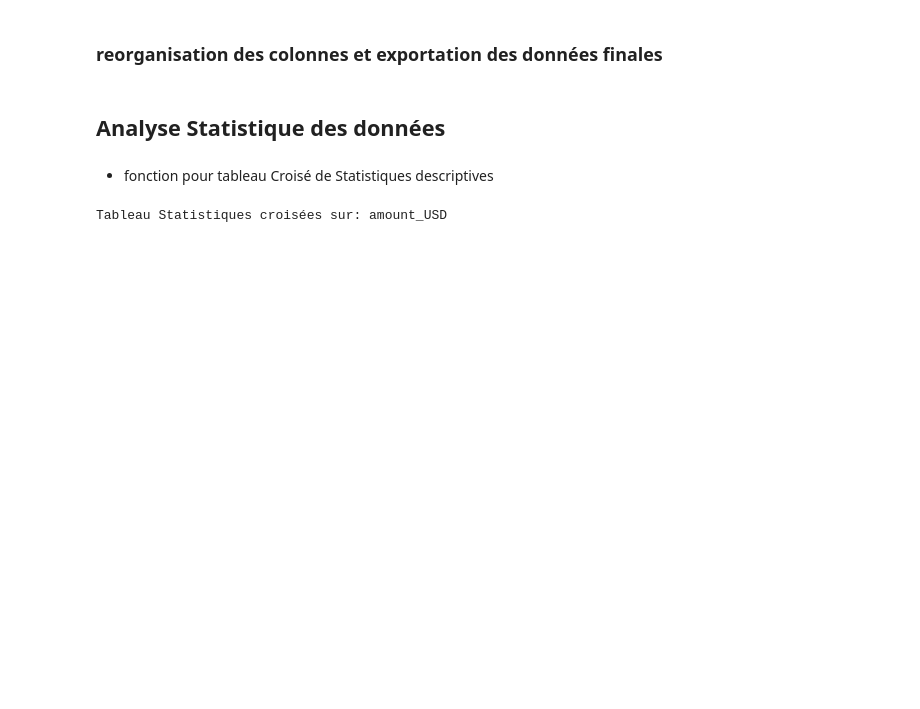
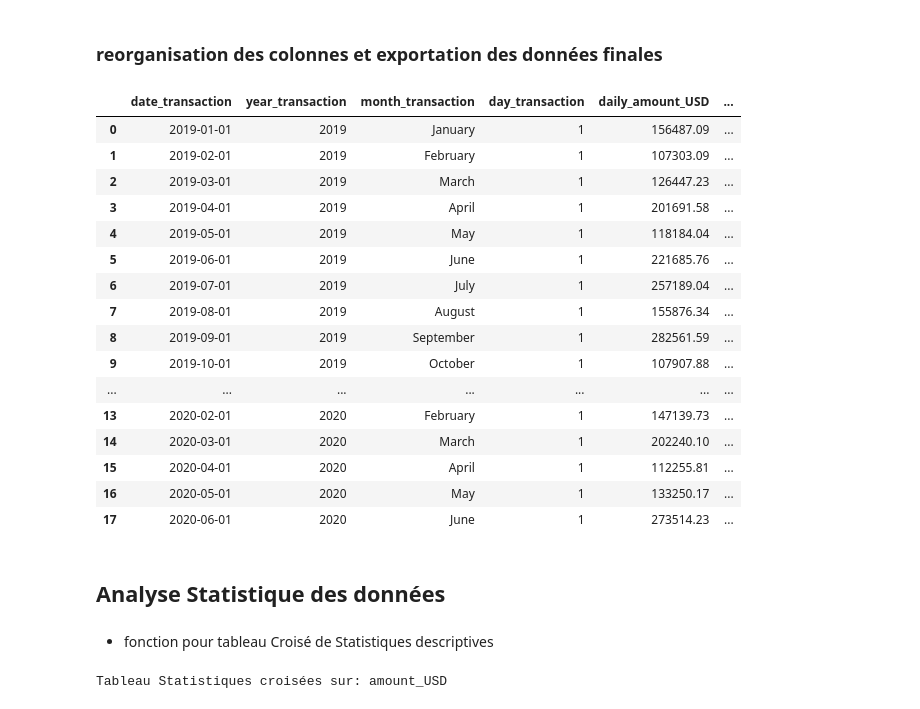
Before and after one commit to Fantaisika/Projet_Data_Management, a Jupyter notebook: Exploration.ipynb, the cells around one changed output. Cells and saved outputs as stored; diff of their text form; code cells hidden in the pictures; blank space fills up the shorter version.

```diff
--- a/Exploration.ipynb
+++ b/Exploration.ipynb
@@ -258,18 +256,44 @@ info(financial_data)
 # %%
 # Réorganisation des columns
 
 financial_data.rename(columns={'category':'business_sector',
                                'cc_num':'card_number',
                                'amt':'amount_USD'}, inplace = True)
 
 list_vars = ['card_number', 'date_transaction','year_transaction' ,'month_transaction',
              'day_transaction', 'hour_transaction', 'moment_transaction','amount_USD',
-             'fullname', 'gender', 'age', 'group_age', 'job', 'business_sector',
-             'city', 'city_pop', 'state', 'lat', 'long', 'fraud', 'trans_num']
+             'daily_amount_USD', 'monthly_amount_USD', 'fullname', 'gender', 'age',
+             'group_age', 'job', 'business_sector', 'city', 'city_pop', 'state',
+             'lat', 'long', 'is_fraud','daily_fraud' ,'monthly_fraud' ,'trans_num']
 
 final_data = financial_data[list_vars].sort_values(by = 'date_transaction',
                                       ascending = True,
                                       ignore_index=True)
+new = ['date_transaction', 'year_transaction', 'month_transaction','day_transaction',
+       'daily_amount_USD', 'monthly_amount_USD', 'day_transaction', 'daily_fraud',
+       'monthly_fraud', 'state']
+
+#final_data[new].head(20)
+final_data[new].drop_duplicates(subset=datelist[:2], ignore_index=True).head(20)
+#final_data[new].drop_duplicates(subset=datelist, ignore_index=True).head(62)
+# %% [output]
+|  | date_transaction | year_transaction | month_transaction | day_transaction | daily_amount_USD | ... |
+| 0 | 2019-01-01 | 2019 | January | 1 | 156487.09 | ... |
+| 1 | 2019-02-01 | 2019 | February | 1 | 107303.09 | ... |
+| 2 | 2019-03-01 | 2019 | March | 1 | 126447.23 | ... |
+| 3 | 2019-04-01 | 2019 | April | 1 | 201691.58 | ... |
+| 4 | 2019-05-01 | 2019 | May | 1 | 118184.04 | ... |
+| 5 | 2019-06-01 | 2019 | June | 1 | 221685.76 | ... |
+| 6 | 2019-07-01 | 2019 | July | 1 | 257189.04 | ... |
+| 7 | 2019-08-01 | 2019 | August | 1 | 155876.34 | ... |
+| 8 | 2019-09-01 | 2019 | September | 1 | 282561.59 | ... |
+| 9 | 2019-10-01 | 2019 | October | 1 | 107907.88 | ... |
+| ... | ... | ... | ... | ... | ... | ... |
+| 13 | 2020-02-01 | 2020 | February | 1 | 147139.73 | ... |
+| 14 | 2020-03-01 | 2020 | March | 1 | 202240.10 | ... |
+| 15 | 2020-04-01 | 2020 | April | 1 | 112255.81 | ... |
+| 16 | 2020-05-01 | 2020 | May | 1 | 133250.17 | ... |
+| 17 | 2020-06-01 | 2020 | June | 1 | 273514.23 | ... |
 # %% [markdown]
 ## Analyse Statistique des données
 # %% [markdown]
```
Also changed, not shown: parts of 11 cells of this notebook.
